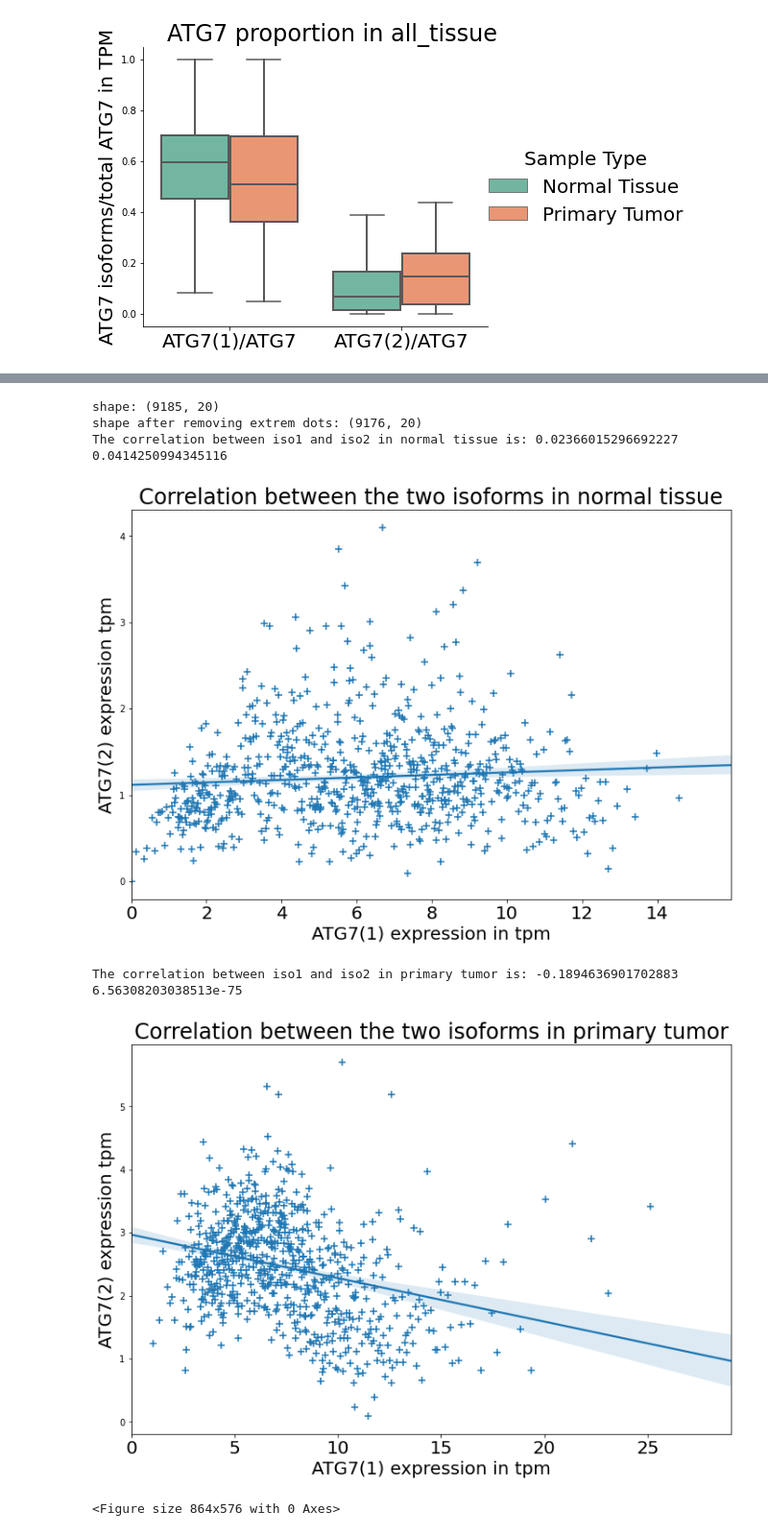
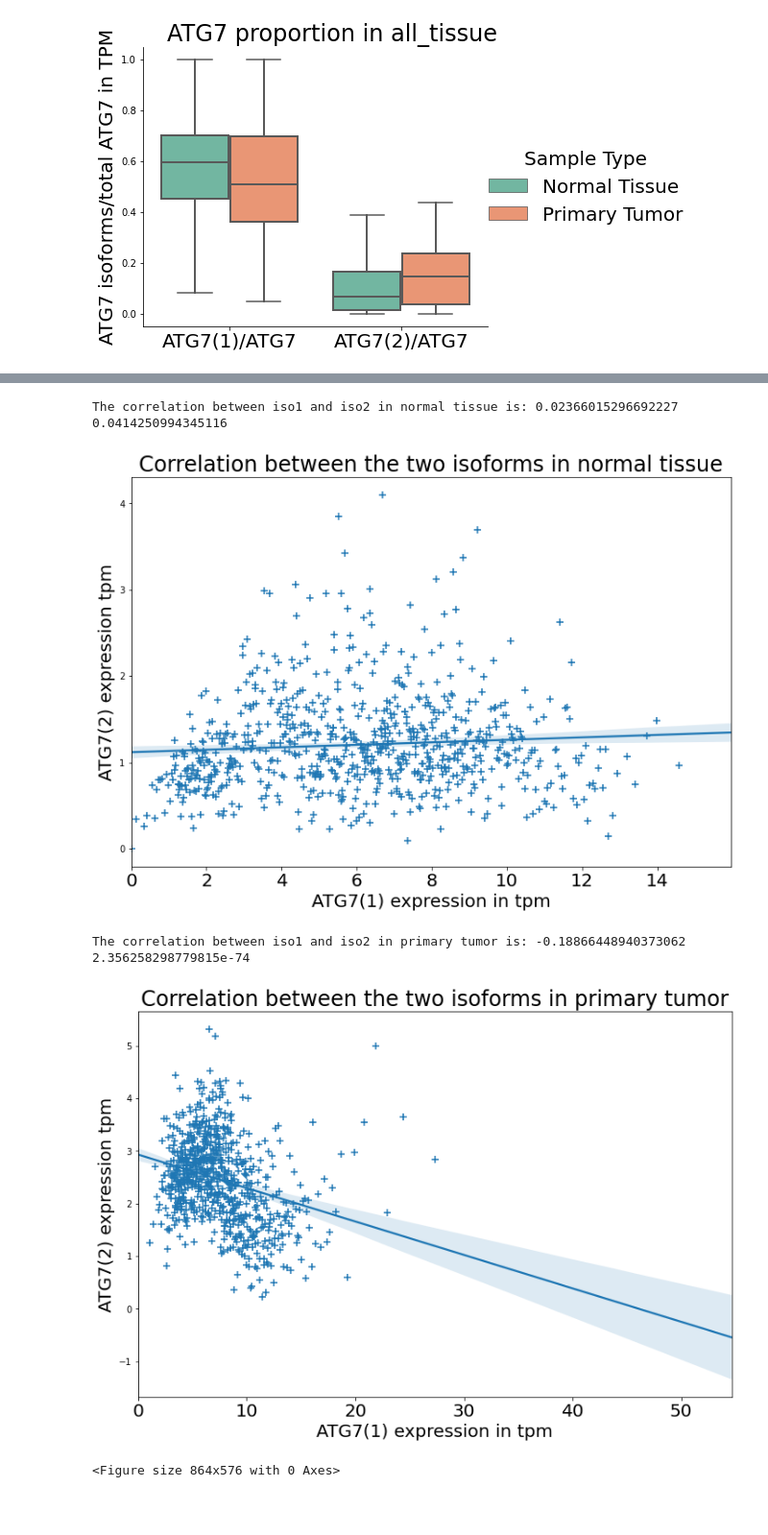
Before and after one commit to Keviosta/Article_short_isoform_ATG7_private, a Jupyter notebook: atg7_all_tissue/ATG7 characterisation/all_organs_ATG7_isoform_characterisation.ipynb, the cells around one changed output, grey strips where cells are left out. Shown at 96% size. Drawn from its saved outputs; the diff is of its cells as text; code cells hidden in the pictures; blank space fills up the shorter version.

```diff
--- a/atg7_all_tissue/ATG7 characterisation/all_organs_ATG7_isoform_characterisation.ipynb
+++ b/atg7_all_tissue/ATG7 characterisation/all_organs_ATG7_isoform_characterisation.ipynb
@@ -194,13 +169,12 @@ for df in all_dfs:
   print(df[1])
   for isoform in isoforms:
 
-    QUOI = isoform[1]
-    OU = df[1]
+    what = isoform[1]
     all = (df[0][isoform[0]]).shape
     no_exp = (df[0][isoform[0]]<0.1).sum()
     perc_no_exp = (no_exp*100)/all
     perc_no_exp = float(perc_no_exp)
 
     # print("The percentage of patient who do not express", QUOI, OU, "is:", round(perc_no_exp,1),'%')
-    print(round(perc_no_exp,1),'% of tumor do not express', QUOI)
+    print(round(perc_no_exp,1),'% of tumor do not express', what)
   print()
@@ -210,7 +196,7 @@ for df in all_dfs:
 ### 1) Value TPM
 # %%
 # Distribution: Data preparation + graph
-data = [[df_Norm_Prim, 'all tissue']]
+data = [[df_ATG7_NormPrim, 'all tissue']]
 
 for df in data:
 
@@ -279,7 +265,7 @@ See the caveats in the documentation: https://pandas.pydata.org/pandas-docs/stab
 
 all_dfs = [[df_ATG7_Normal, 'all normal tissue', df_ATG7_Primary, 'all primary tumors']]
 
-isoforms = ['ATG7', 'ATG7(1)', 'ATG7(2)']
+isoforms = ['ATG7', 'ATG7_1tpm', 'ATG7_2tpm']
 
 for df in all_dfs:
   for isoform in isoforms:
@@ -325,7 +311,7 @@ dtype: float64
 # %%
 # NORMALiZED Distribution: Data preparation + graph
 
-data = [[df_Norm_Prim, 'all_tissue']]
+data = [[df_ATG7_NormPrim, 'all_tissue']]
 
 for df in data:
 
@@ -415,39 +462,32 @@ the pvalue between all normal tissue(0.068) and all primary tumors(0.146) for AT
 # %%
 #isoform correlation in all tissue
-#three values are very high and make my graph ugly... I remove them.
-df_ATG7_Primary2 = df_ATG7_Primary[df_ATG7_Primary['ATG7_1'] < 30 ]
-print("shape:",df_ATG7_Primary.shape)
-print("shape after removing extrem dots:",df_ATG7_Primary2.shape)
-
-
-tissues = [[df_ATG7_Normal, "normal tissue"], [df_ATG7_Primary2, "primary tumor"]]
+#remove the extrems
+tissues = [[df_ATG7_Normal, "normal tissue"], [df_ATG7_Primary, "primary tumor"]]
 
 for tissue in tissues:
   x = tissue[0]['ATG7_1tpm'].to_list()
   y = tissue[0]['ATG7_2tpm'].to_list()
 
   r_value, p_value = scipy.stats.spearmanr(x, y)
   print("The correlation between iso1 and iso2 in",tissue[1],"is:", r_value, p_value)
 
   seaborn.regplot(x=x,y=y, x_bins=800, x_ci = 0, marker="+")
   name = "Correlation between the two isoforms in "+  tissue[1]
   plt.title(name)
   plt.xlabel("ATG7(1) expression in tpm")
   plt.ylabel('ATG7(2) expression tpm')
   title_file = 'ATG7s_corr_' + tissue[1]
 
   #save
   path = 'ATG7/figs_ATG7_characterisation/'
   plt.savefig(output_file_directory+path+'prop_alltissue.svg')
 
   plt.show()
   plt.clf()
   print()
 # %% [output]
-shape: (9185, 20)
-shape after removing extrem dots: (9176, 20)
 The correlation between iso1 and iso2 in normal tissue is: 0.02366015296692227 0.0414250994345116
 [figure]
-The correlation between iso1 and iso2 in primary tumor is: -0.1894636901702883 6.56308203038513e-75
+The correlation between iso1 and iso2 in primary tumor is: -0.18866448940373062 2.356258298779815e-74
-[figure, old version]
+[figure, new version]
 <Figure size 864x576 with 0 Axes>
```
Also changed, not shown: parts of 47 cells of this notebook, 1 other file.
